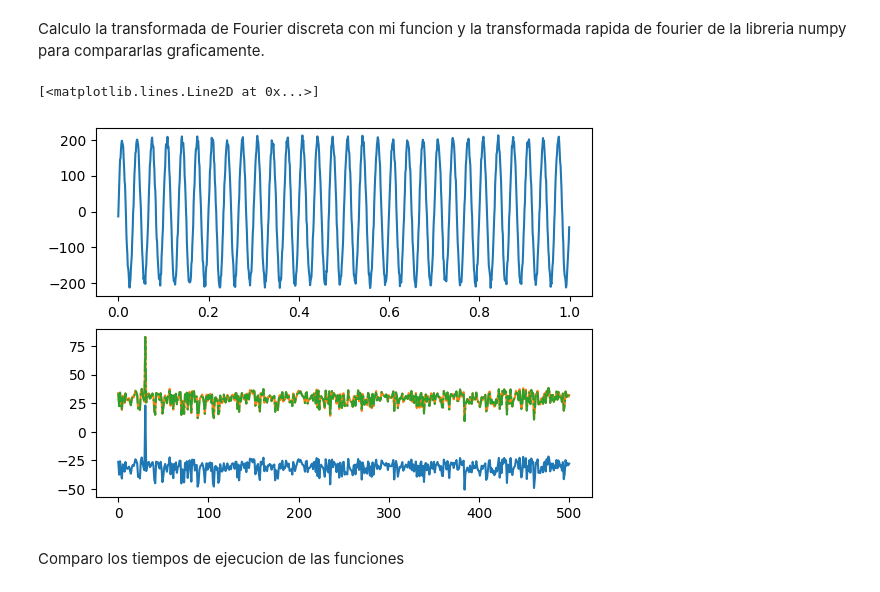
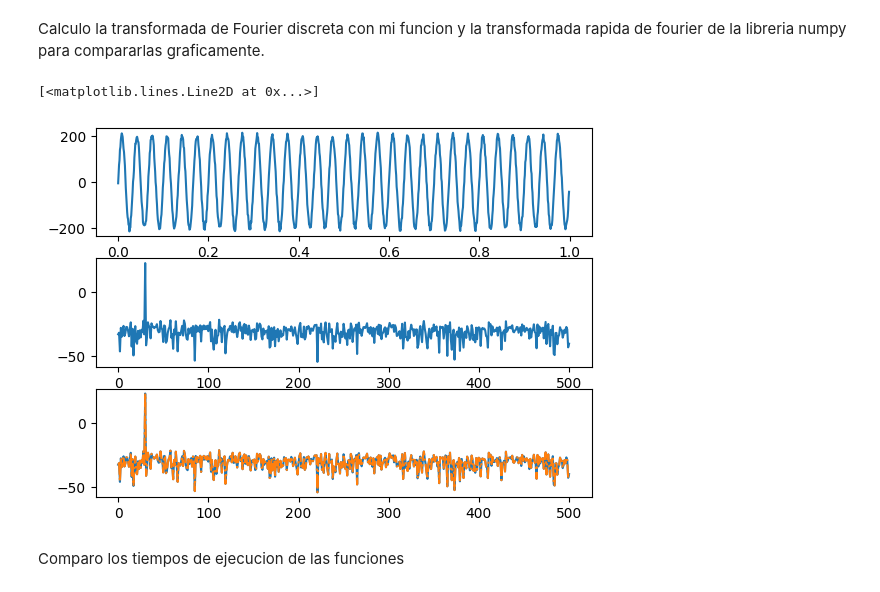
Before and after one commit to Martin-Sirito/PDS2023, a Jupyter notebook: TS2/TareaSemanal2.ipynb, the cells around one changed output. Cells and saved outputs as stored; diff of their text form; code cells hidden in the pictures.

Commit message:
TS2 graph fix

```diff
--- a/TS2/TareaSemanal2.ipynb
+++ b/TS2/TareaSemanal2.ipynb
@@ -69,24 +69,25 @@ Calculo la transformada de Fourier discreta con mi funcion y la transformada rap
 # %%
 N = nn
 df = fs/nn
 ff = np.linspace(0, (N-1)*df, N)
 bfrec = ff <= fs/2
 
-my_ft_XX = mi_funcion_DFT_v1(xx)
-my_ft_XX_2 = mi_funcion_DFT_v2(xx)
+my_ft_XX = 1/N*mi_funcion_DFT_v1(xx)
+my_ft_XX_2 = 1/N*mi_funcion_DFT_v2(xx)
 fft_ft_XX = 1/N*np.fft.fft( xx, axis = 0 )
 
 plt.figure(1)
-plt.subplot(2,1,1)
+plt.subplot(3,1,1)
 plt.plot( tt, 10 * xx)
 plt.figure(1)
-plt.subplot(2,1,2)
+plt.subplot(3,1,2)
 plt.plot( ff[bfrec], 10* np.log10(2*np.abs(fft_ft_XX[bfrec])**2))
+plt.subplot(3,1,3)
 plt.plot( ff[bfrec], 10* np.log10(2*np.abs(my_ft_XX[bfrec])**2))
 plt.plot( ff[bfrec], 10* np.log10(2*np.abs(my_ft_XX_2[bfrec])**2),'-.')
 # %% [output]
 [<matplotlib.lines.Line2D at 0x...>]
-[figure, old version]
+[figure, new version]
 # %% [markdown]
 Comparo los tiempos de ejecucion de las funciones
 # %%
```
Also changed, not shown: parts of 2 cells of this notebook.
